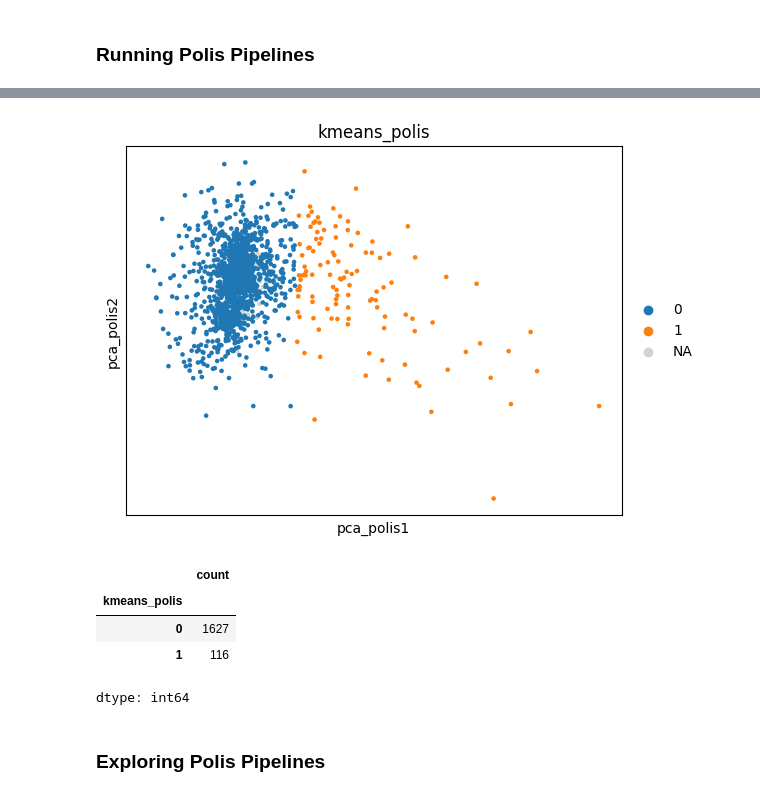
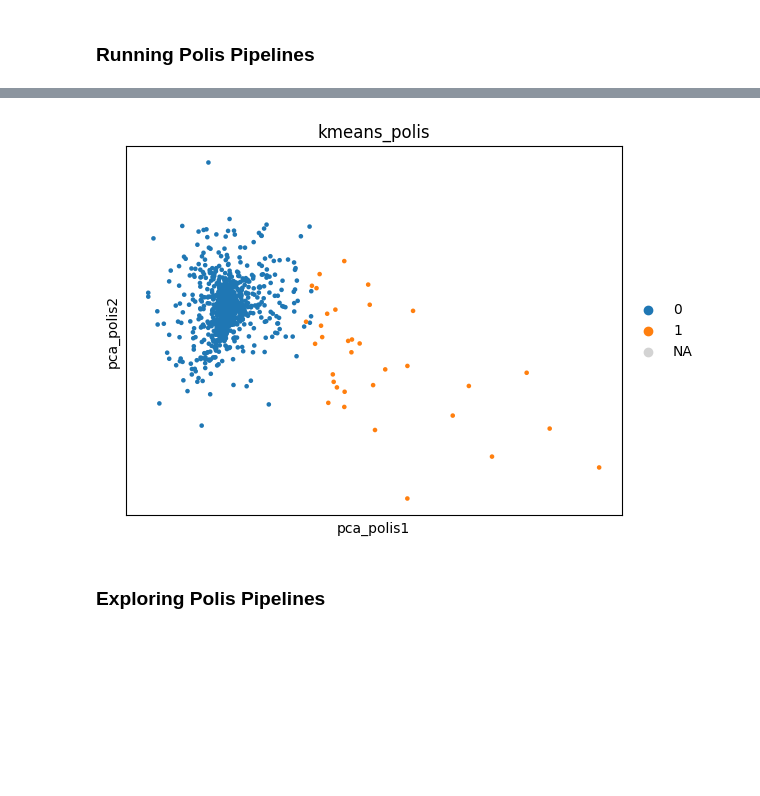
Before and after one commit to patcon/valenci-anndata, a Jupyter notebook: docs/notebooks/README.ipynb, the cells around one changed output, grey strips where cells are left out. Saved outputs shown, nothing was run; the diff lists cells and outputs as text; code cells hidden in the pictures; blank space fills up the shorter version.

```diff
--- a/docs/notebooks/README.ipynb
+++ b/docs/notebooks/README.ipynb
@@ -45,15 +40,8 @@ with val.viz.schematic_diagram(diff_from=adata):
 [drawing not drawn]
 # %%
 val.viz.embedding(adata, basis="pca_polis", color="kmeans_polis")
-
-adata.obs["kmeans_polis"].value_counts()
 # %% [output]
-[figure, old version]
+[figure, new version]
-|  | count |
-| kmeans_polis |  |
-| 0 | 1627 |
-| 1 | 116 |
-dtype: int64
 # %% [markdown]
 ### Exploring Polis Pipelines
 # %%
```
Also changed, not shown: parts of 5 cells of this notebook.
